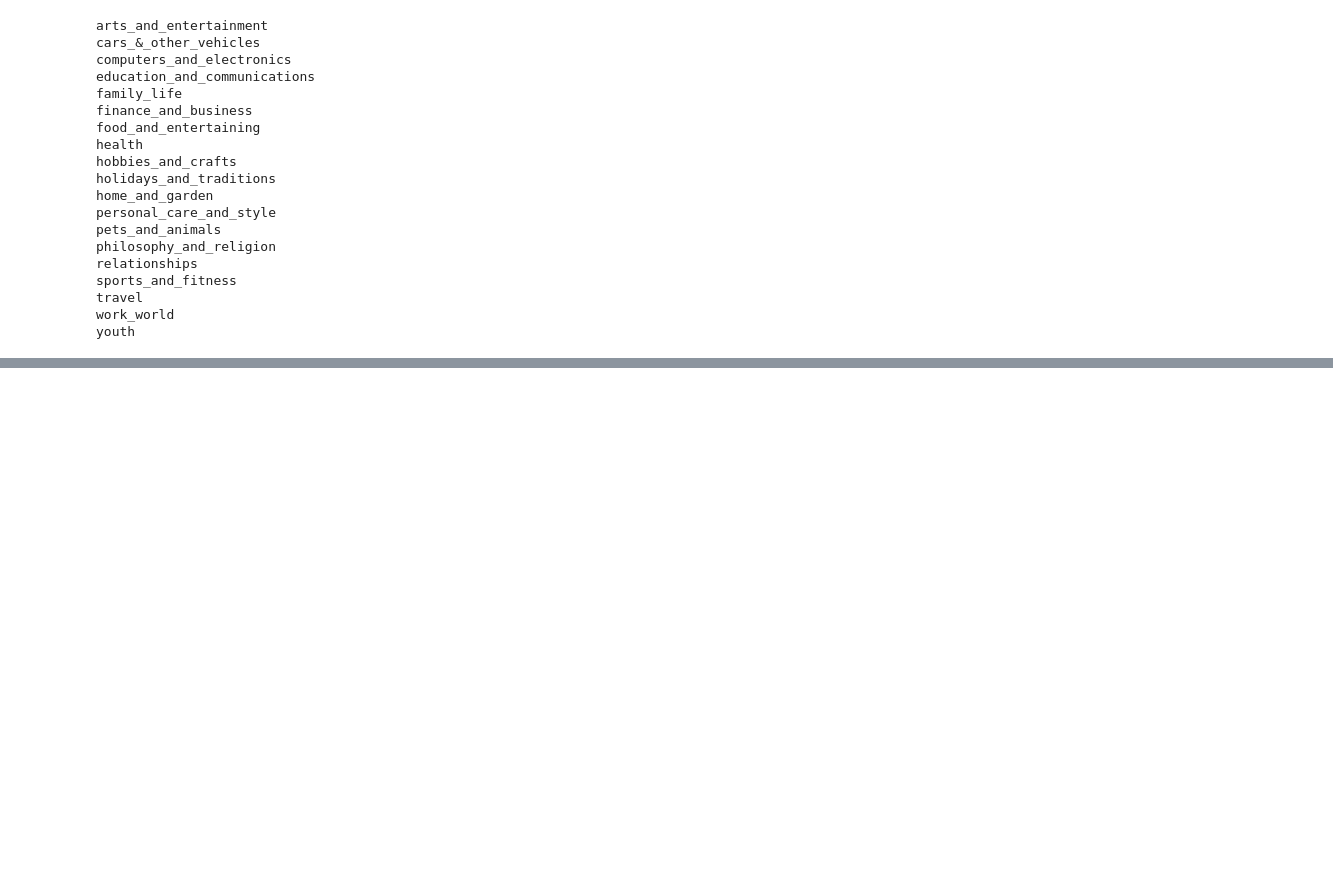
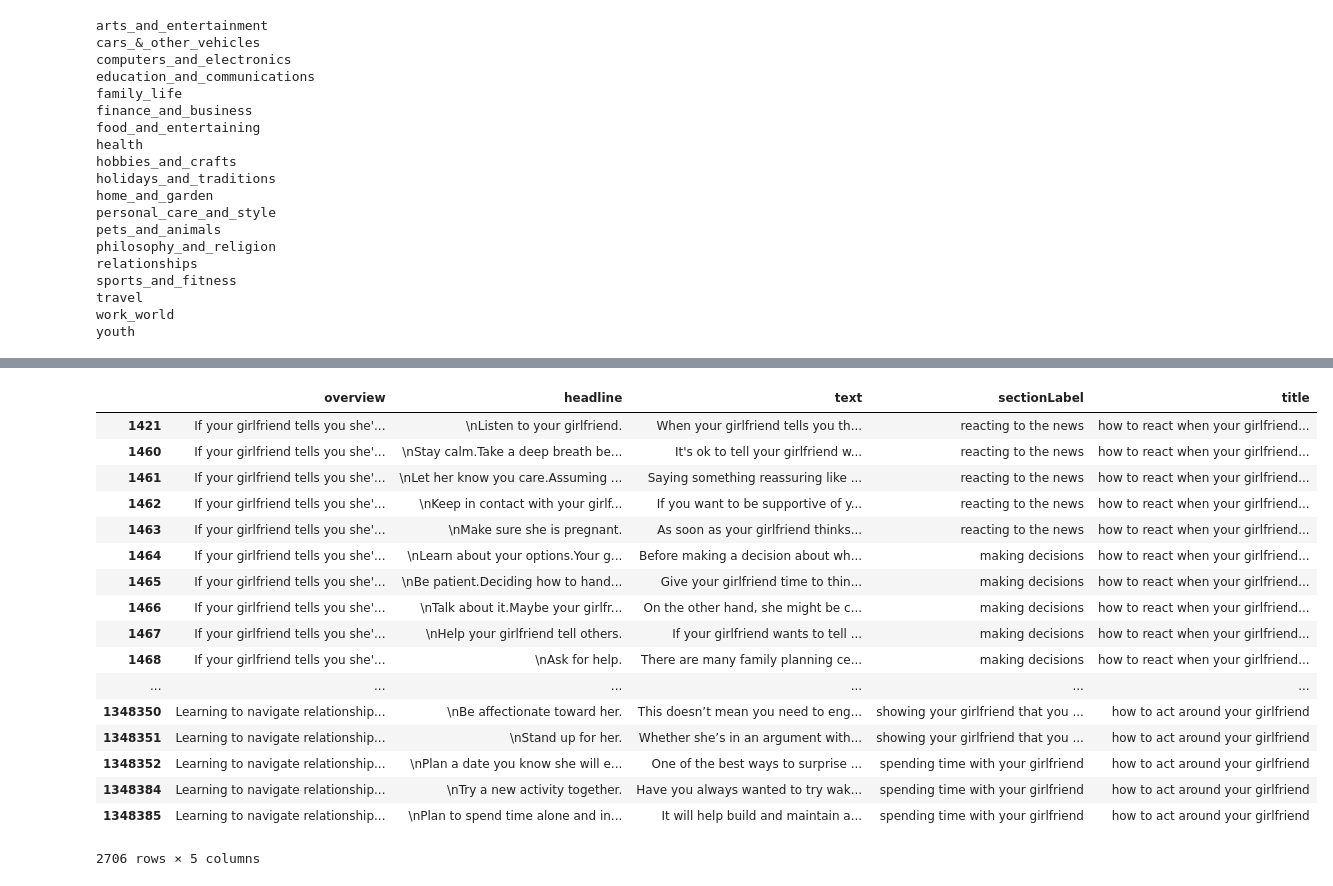
Before and after one commit to feay1234/WikiHow-Task-Based, a Jupyter notebook: WikiHow - Query-Task prediction.ipynb, the cells around one changed output, grey strips where cells are left out. Cells and saved outputs as stored; diff of their text form; code cells hidden in the pictures; blank space fills up the shorter version.

```diff
--- a/WikiHow - Query-Task prediction.ipynb
+++ b/WikiHow - Query-Task prediction.ipynb
@@ -313,0 +335,5 @@ youth
+# %%
+df = pd.read_csv("data/wikihowSep.csv")
+df = df[df.sectionLabel != "Steps"]
+df["title"] = df["title"].str.lower()
+df["sectionLabel"] = df["sectionLabel"].str.lower()
@@ -313,0 +342,21 @@ youth
+# %%
+df[df.title.str.contains("girlfriend", na=False)]
+# %% [output]
+|  | overview | headline | text | sectionLabel | title |
+| 1421 | If your girlfriend tells you she'... | \nListen to your girlfriend. | When your girlfriend tells you th... | reacting to the news | how to react when your girlfriend... |
+| 1460 | If your girlfriend tells you she'... | \nStay calm.Take a deep breath be... | It's ok to tell your girlfriend w... | reacting to the news | how to react when your girlfriend... |
+| 1461 | If your girlfriend tells you she'... | \nLet her know you care.Assuming ... | Saying something reassuring like ... | reacting to the news | how to react when your girlfriend... |
+| 1462 | If your girlfriend tells you she'... | \nKeep in contact with your girlf... | If you want to be supportive of y... | reacting to the news | how to react when your girlfriend... |
+| 1463 | If your girlfriend tells you she'... | \nMake sure she is pregnant. | As soon as your girlfriend thinks... | reacting to the news | how to react when your girlfriend... |
+| 1464 | If your girlfriend tells you she'... | \nLearn about your options.Your g... | Before making a decision about wh... | making decisions | how to react when your girlfriend... |
+| 1465 | If your girlfriend tells you she'... | \nBe patient.Deciding how to hand... | Give your girlfriend time to thin... | making decisions | how to react when your girlfriend... |
+| 1466 | If your girlfriend tells you she'... | \nTalk about it.Maybe your girlfr... | On the other hand, she might be c... | making decisions | how to react when your girlfriend... |
+| 1467 | If your girlfriend tells you she'... | \nHelp your girlfriend tell others. | If your girlfriend wants to tell ... | making decisions | how to react when your girlfriend... |
+| 1468 | If your girlfriend tells you she'... | \nAsk for help. | There are many family planning ce... | making decisions | how to react when your girlfriend... |
+| ... | ... | ... | ... | ... | ... |
+| 1348350 | Learning to navigate relationship... | \nBe affectionate toward her. | This doesn’t mean you need to eng... | showing your girlfriend that you ... | how to act around your girlfriend |
+| 1348351 | Learning to navigate relationship... | \nStand up for her. | Whether she’s in an argument with... | showing your girlfriend that you ... | how to act around your girlfriend |
+| 1348352 | Learning to navigate relationship... | \nPlan a date you know she will e... | One of the best ways to surprise ... | spending time with your girlfriend | how to act around your girlfriend |
+| 1348384 | Learning to navigate relationship... | \nTry a new activity together. | Have you always wanted to try wak... | spending time with your girlfriend | how to act around your girlfriend |
+| 1348385 | Learning to navigate relationship... | \nPlan to spend time alone and in... | It will help build and maintain a... | spending time with your girlfriend | how to act around your girlfriend |
+2706 rows × 5 columns
```
Also changed, not shown: parts of 2 cells of this notebook, 3 other files.
